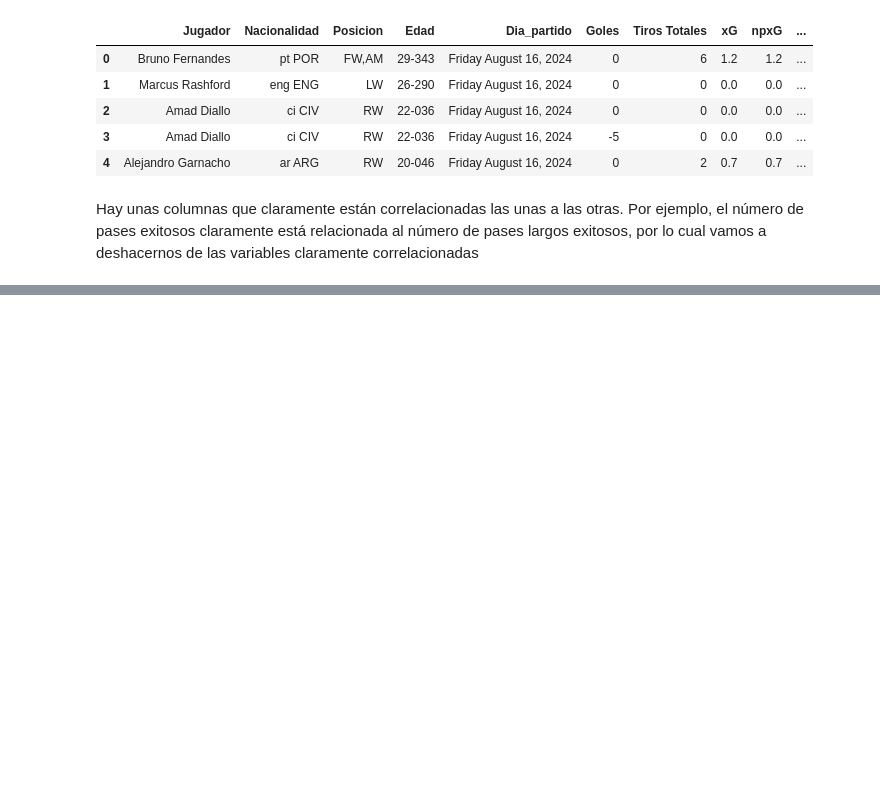
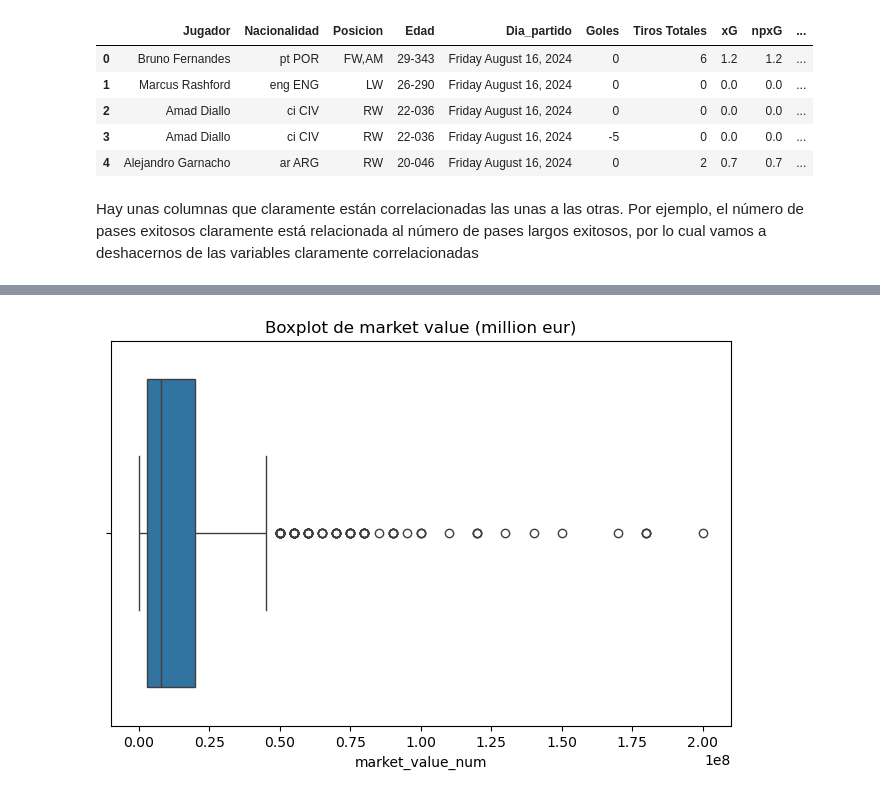
Before and after one commit to BI-organization/lab1, a Jupyter notebook: Lab1.ipynb, the cells around one changed output, grey strips where cells are left out. Drawn from its saved outputs; the diff is of its cells as text; code cells hidden in the pictures; blank space fills up the shorter version.

```diff
--- a/Lab1.ipynb
+++ b/Lab1.ipynb
@@ -477,0 +468,15 @@ ValueError: If using all scalar values, you must pass an index
+# %%
+df_players_comb = df_players_comb[
+    (df_players_comb["market_value_num"] <= 0.4*10**9)
+]
+# %%
+df_players_comb["market_value_num"] = pd.to_numeric(
+    df_players_comb["market_value"]["max"], errors="coerce"
+)
+# %%
+plt.figure(figsize=(8,5))
+sns.boxplot(data=df_players_comb, x="market_value_num")
+plt.title("Boxplot de market value (million eur)")
+plt.show()
+# %% [output]
+[figure, added]
```
Also changed, not shown: parts of 10 cells of this notebook.
